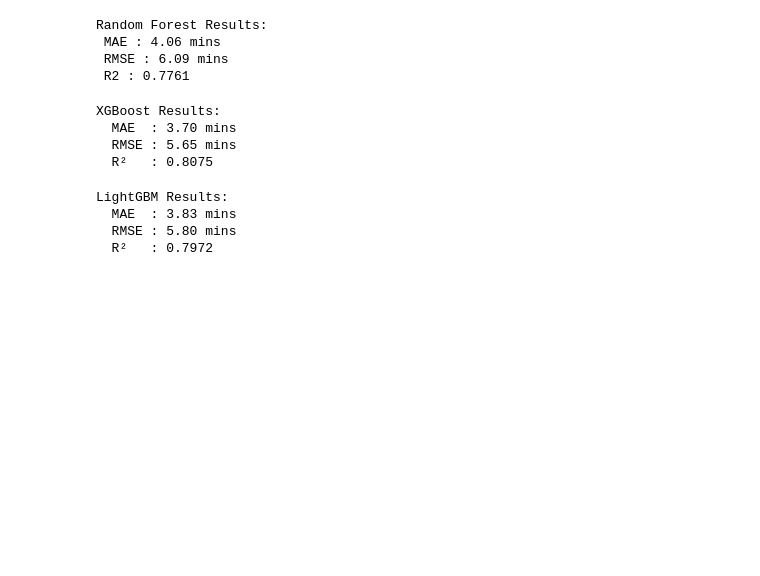
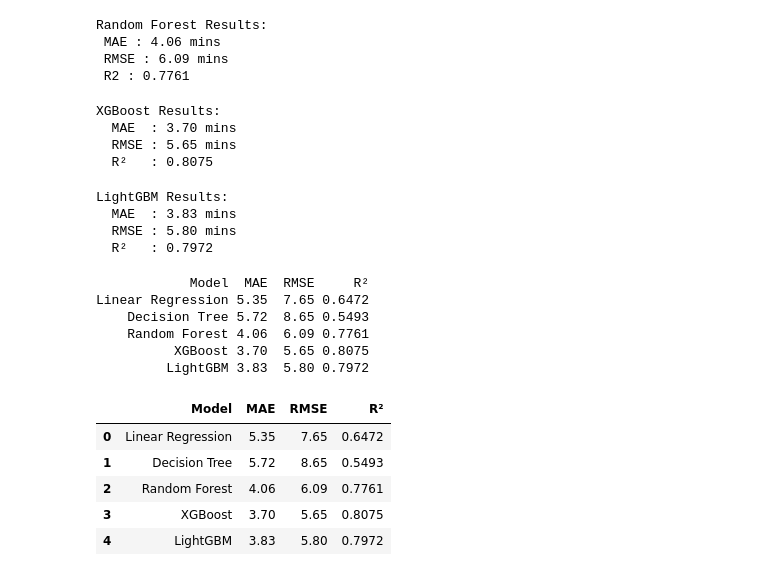
Before and after one commit to sanvisharma29/mlproject, a Jupyter notebook: notebook/Model Training.ipynb, the cells around one changed output. Drawn from its saved outputs; the diff is of its cells as text; code cells hidden in the pictures; blank space fills up the shorter version.

```diff
--- a/notebook/Model Training.ipynb
+++ b/notebook/Model Training.ipynb
@@ -141,3 +141,32 @@ LightGBM Results:
   MAE  : 3.83 mins
   RMSE : 5.80 mins
   R²   : 0.7972
+# %%
+# Final comparison table
+import pandas as pd
+
+results = {
+    'Model': ['Linear Regression', 'Decision Tree', 'Random Forest', 'XGBoost', 'LightGBM'],
+    'MAE': [5.35, 5.72, 4.06, 3.70, 3.83],
+    'RMSE': [7.65, 8.65, 6.09, 5.65, 5.80],
+    'R²': [0.6472, 0.5493, 0.7761, 0.8075, 0.7972]
+}
+
+results_df = pd.DataFrame(results)
+print(results_df.to_string(index=False))
+# %% [output]
+            Model  MAE  RMSE     R²
+Linear Regression 5.35  7.65 0.6472
+    Decision Tree 5.72  8.65 0.5493
+    Random Forest 4.06  6.09 0.7761
+          XGBoost 3.70  5.65 0.8075
+         LightGBM 3.83  5.80 0.7972
+# %%
+results_df
+# %% [output]
+|  | Model | MAE | RMSE | R² |
+| 0 | Linear Regression | 5.35 | 7.65 | 0.6472 |
+| 1 | Decision Tree | 5.72 | 8.65 | 0.5493 |
+| 2 | Random Forest | 4.06 | 6.09 | 0.7761 |
+| 3 | XGBoost | 3.70 | 5.65 | 0.8075 |
+| 4 | LightGBM | 3.83 | 5.80 | 0.7972 |
```
Also changed, not shown: parts of 2 cells of this notebook, 5 other files.
